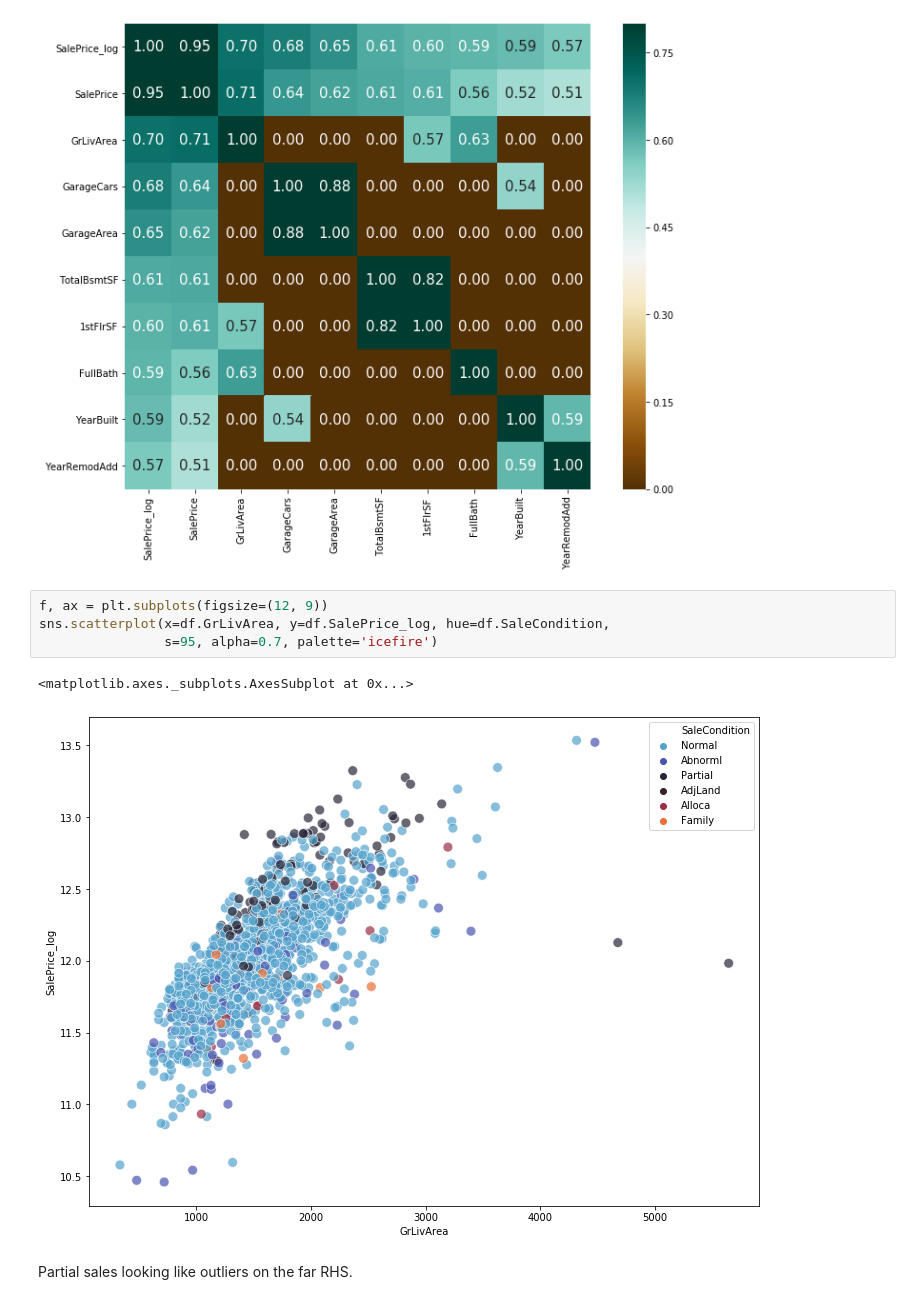
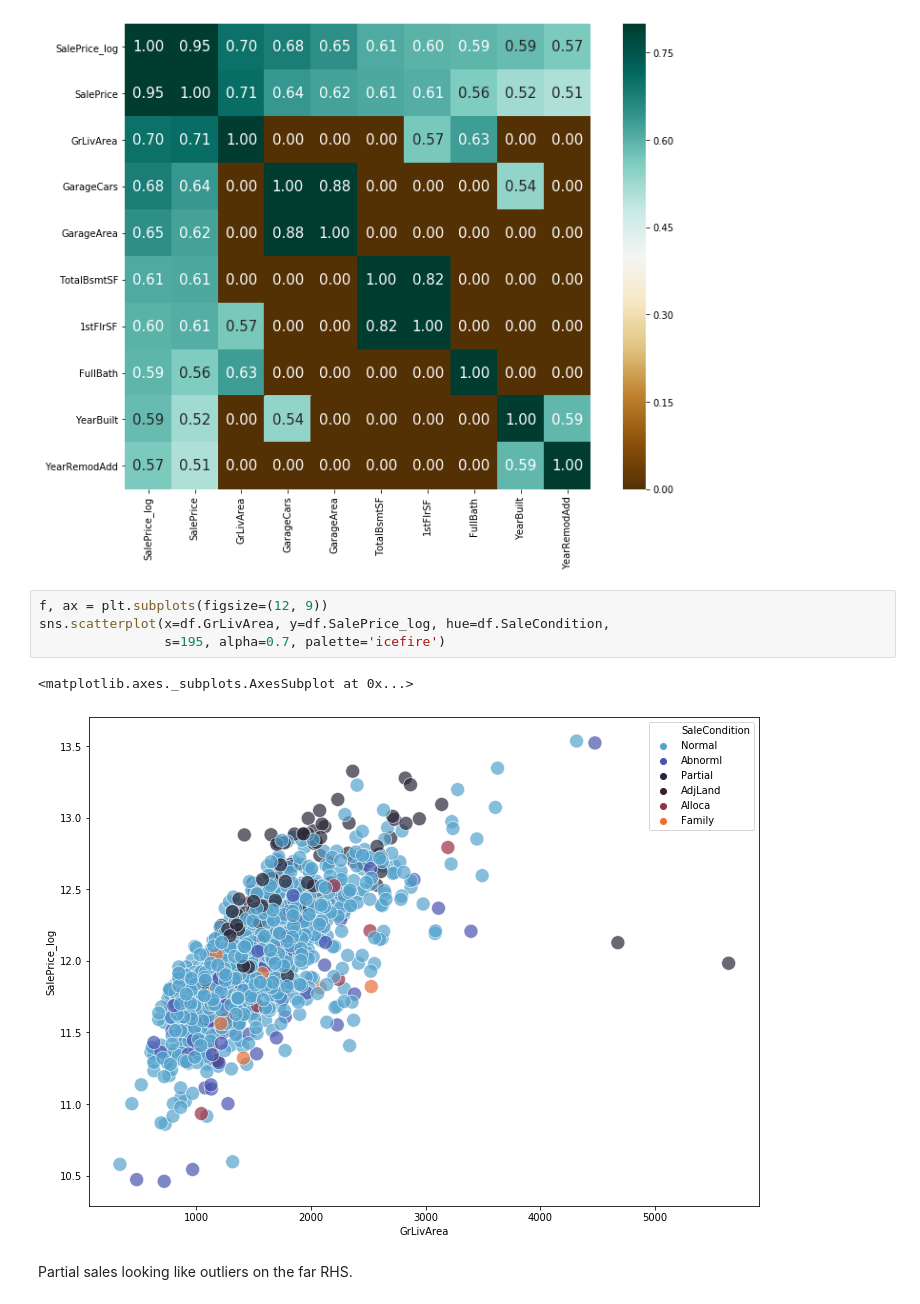
Before and after one commit to jerry-ye-xu/ml_dabbles, a Jupyter notebook: house_prices/notebooks/1_EDA.ipynb, the cells around one changed output. Cells and saved outputs as stored; diff of their text form.

```diff
--- a/house_prices/notebooks/1_EDA.ipynb
+++ b/house_prices/notebooks/1_EDA.ipynb
@@ -127,10 +130,10 @@ sns.heatmap(cm, vmax=.8, square=True, cmap="BrBG",
 # %%
 f, ax = plt.subplots(figsize=(12, 9))
 sns.scatterplot(x=df.GrLivArea, y=df.SalePrice_log, hue=df.SaleCondition,
-                s=95, alpha=0.7, palette='icefire')
+                s=195, alpha=0.7, palette='icefire')
 # %% [output]
 <matplotlib.axes._subplots.AxesSubplot at 0x...>
-[figure, old version]
+[figure, new version]
 # %% [markdown]
 Partial sales looking like outliers on the far RHS.
 # %%
```
Also changed, not shown: parts of 5 cells of this notebook, 2 other files.
